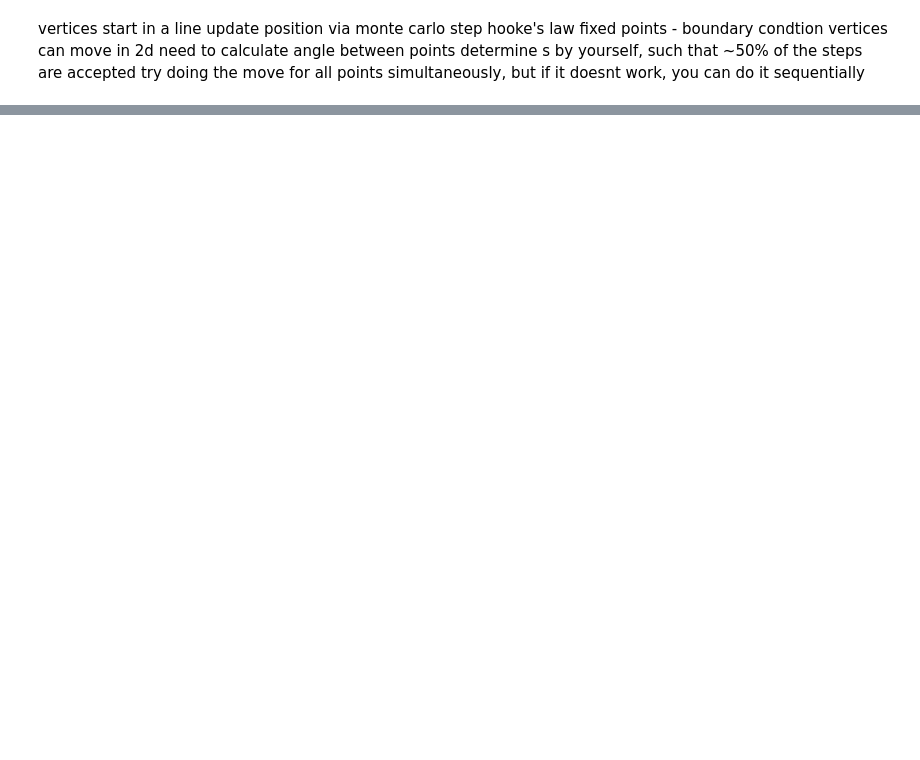
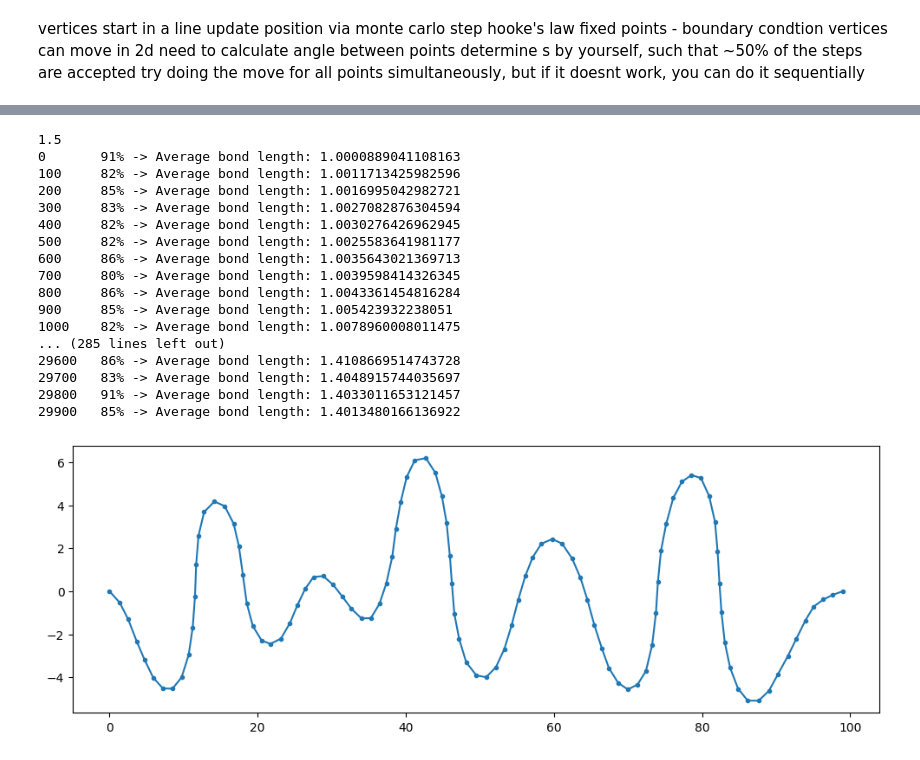
Before and after one commit to craftiggn/UW_ComputerModeling, a Jupyter notebook: 04_membranes.ipynb, the cells around one changed output, grey strips where cells are left out. Drawn from its saved outputs; the diff is of its cells as text; code cells hidden in the pictures; blank space fills up the shorter version.

```diff
--- a/04_membranes.ipynb
+++ b/04_membranes.ipynb
@@ -13,0 +216,26 @@ try doing the move for all points simultaneously, but if it doesnt work, you can
+# %%
+system = System(l_0=L_0, N=int(n), k=K_B, k_b=K_B, k_bT=K_BT)
+system.l = L_0*1.5
+print(system.l)
+for i in range(30000):
+    system.MonteCarloBatch(0.02, i)
+system.plot()
+# %% [output]
+1.5
+0       91% -> Average bond length: 1.0000889041108163
+100     82% -> Average bond length: 1.0011713425982596
+200     85% -> Average bond length: 1.0016995042982721
+300     83% -> Average bond length: 1.0027082876304594
+400     82% -> Average bond length: 1.0030276426962945
+500     82% -> Average bond length: 1.0025583641981177
+600     86% -> Average bond length: 1.0035643021369713
+700     80% -> Average bond length: 1.0039598414326345
+800     86% -> Average bond length: 1.0043361454816284
+900     85% -> Average bond length: 1.005423932238051
+1000    82% -> Average bond length: 1.0078960008011475
+... (285 lines left out)
+29600   86% -> Average bond length: 1.4108669514743728
+29700   83% -> Average bond length: 1.4048915744035697
+29800   91% -> Average bond length: 1.4033011653121457
+29900   85% -> Average bond length: 1.4013480166136922
+[figure, added]
```
Also changed, not shown: parts of 9 cells of this notebook, 4 other files.
